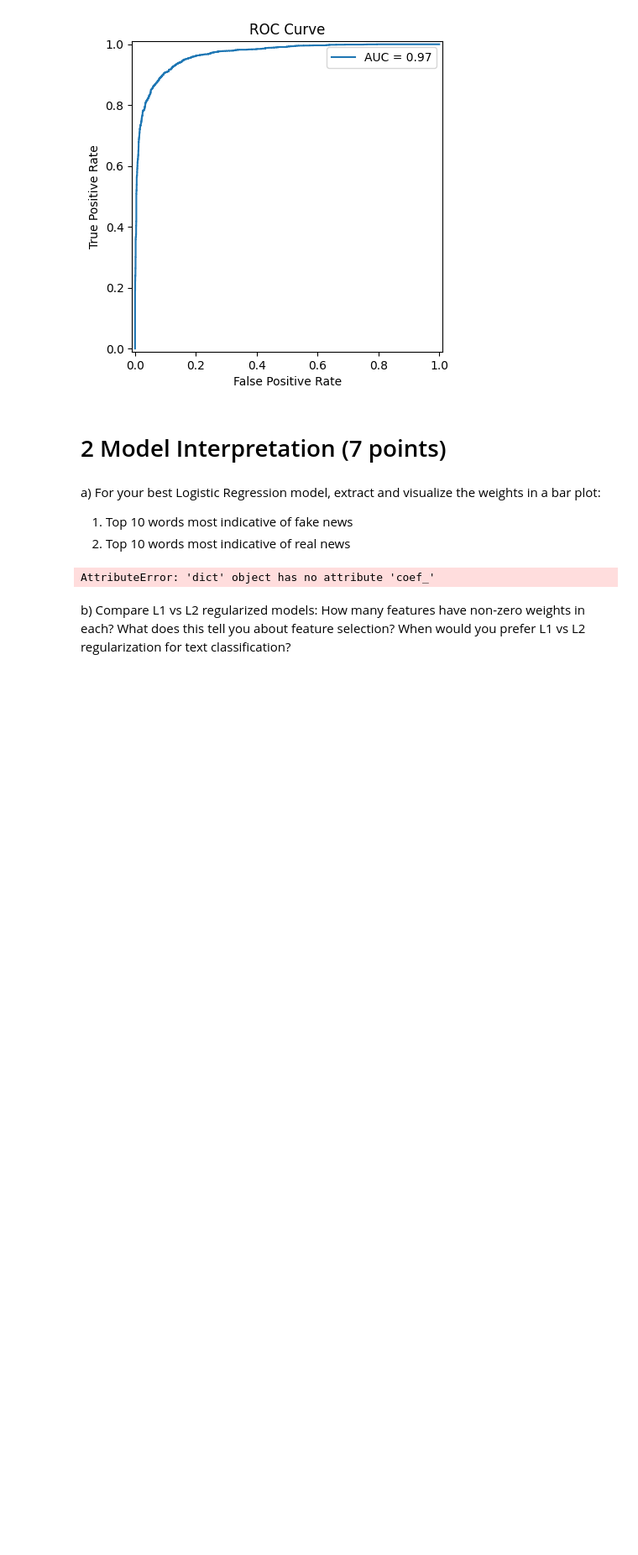
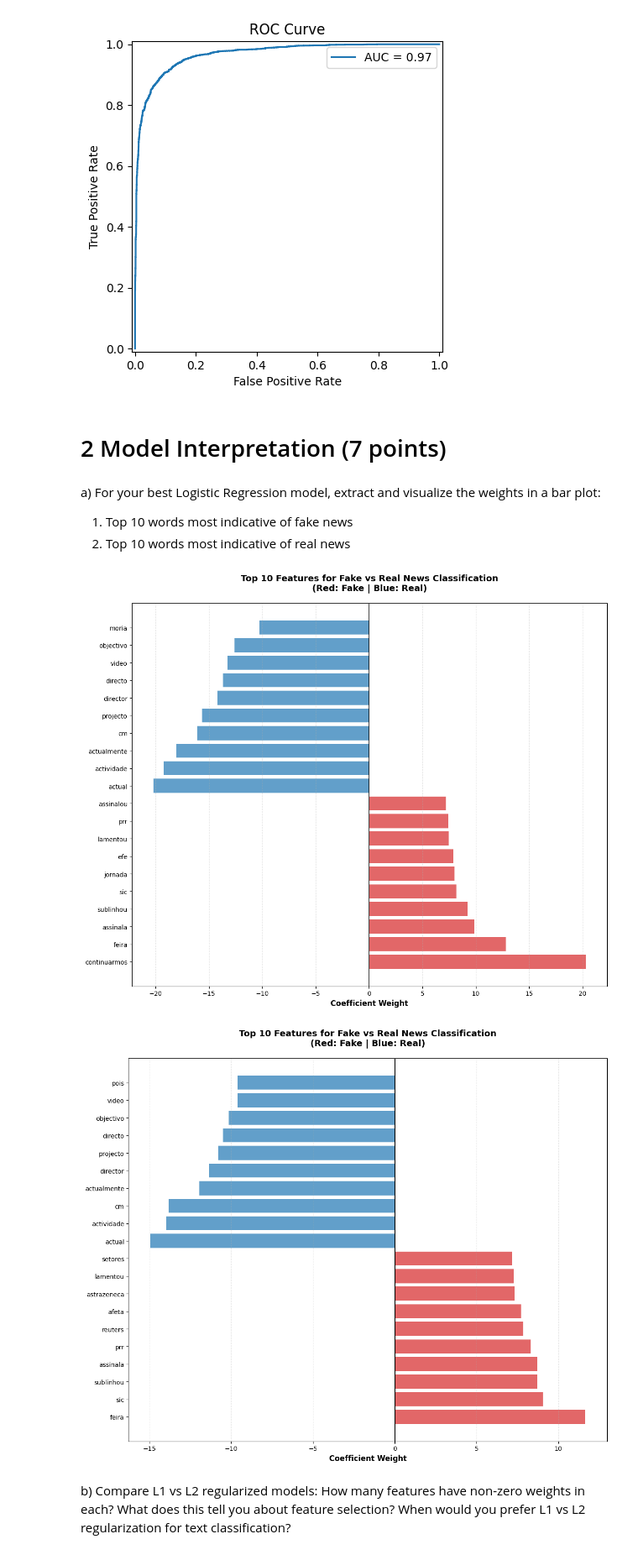
Before and after one commit to pedroMVicente/NTT_Data_merit_challenge, a Jupyter notebook: src/code/code.ipynb, the cells around one changed output. Shown at 84% size. Cells and saved outputs as stored; diff of their text form; code cells hidden in the pictures; blank space fills up the shorter version.

```diff
--- a/src/code/code.ipynb
+++ b/src/code/code.ipynb
@@ -1443,35 +1443,33 @@ def visualize_model_weights(model, vectorizer, n_features=10):
     plt.savefig('logistic_regression_combined_weights.png', dpi=300, bbox_inches='tight')
     plt.show()
 # %%
-
 # Define parameters
 l1_params = {'penalty':'l1', 'C': 1, 'class_weight': None, 'max_iter': 200, 'solver': 'saga'}
 l2_params = {'penalty':'l2', 'C': 10, 'class_weight': 'balanced', 'max_iter': 100, 'solver': 'lbfgs'}
 
 # Train the L1 model
 model_l1 = LogisticRegression(**l1_params, random_state=42)
 model_l1.fit(train_tfidf, train_news_labels)
 
 # Visualize L1 weights
 visualize_model_weights(
     model=model_l1,
     vectorizer=tfidf_vectorizer,
-    n_features=10,
-    model_name="Logistic Regression L1"
+    n_features=10
 )
 
-# If you also want to visualize L2
+# Train and visualize L2
 model_l2 = LogisticRegression(**l2_params, random_state=42)
 model_l2.fit(train_tfidf, train_news_labels)
 
 visualize_model_weights(
     model=model_l2,
     vectorizer=tfidf_vectorizer,
-    n_features=10,
-    model_name="Logistic Regression L2"
+    n_features=10
 )
 # %% [output]
-AttributeError: 'dict' object has no attribute 'coef_'
+[figure, added]
+[figure, added]
 # %% [markdown]
 b) Compare L1 vs L2 regularized models: How many features have non-zero weights in each? What
 does this tell you about feature selection? When would you prefer L1 vs L2 regularization for
```
Also changed, not shown: parts of 2 cells of this notebook.
